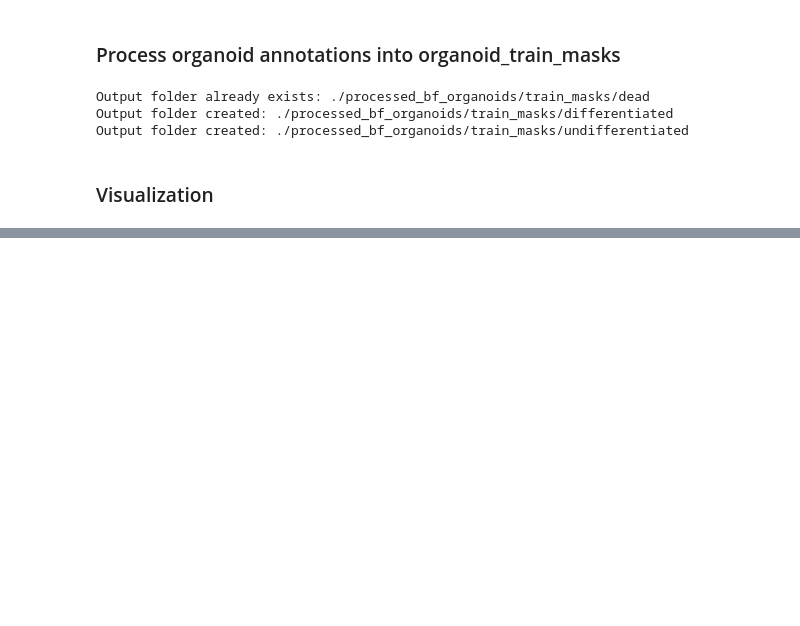
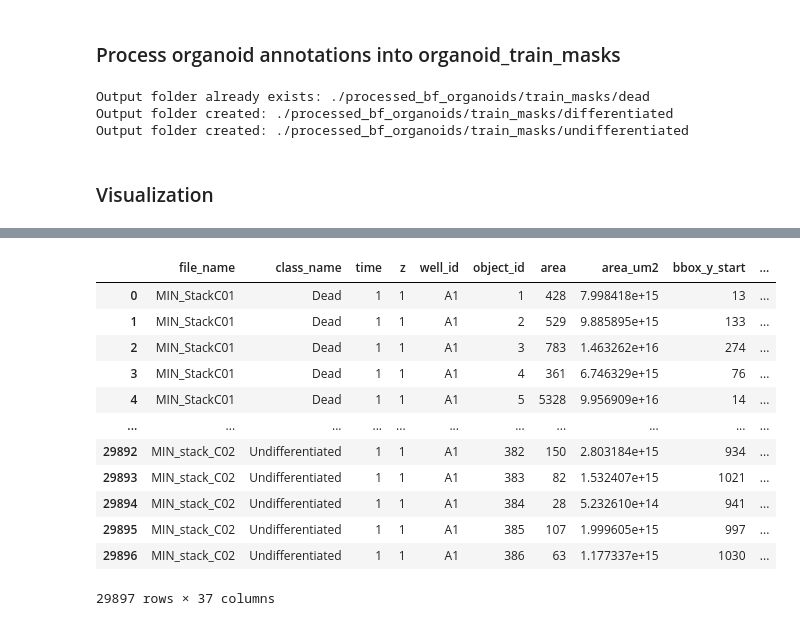
Before and after one commit to adiezsanchez/bf_intorg_YOLOv8_dev, a Jupyter notebook: czi_to_tiff_and_restructure.ipynb, the cells around one changed output, grey strips where cells are left out. Saved outputs shown, nothing was run; the diff lists cells and outputs as text; code cells hidden in the pictures; blank space fills up the shorter version.

```diff
--- a/czi_to_tiff_and_restructure.ipynb
+++ b/czi_to_tiff_and_restructure.ipynb
@@ -169,3 +176,19 @@ viewer.add_labels(undiff_mask, name=f"Spheroid {file}")
 # %%
 # Read measurements_default.csv containing each object_id's class_name
 df = pd.read_csv("./apeer_annotations/measurements_default.csv")
+# %%
+df
+# %% [output]
+|  | file_name | class_name | time | z | well_id | object_id | area | area_um2 | bbox_y_start | ... |
+| 0 | MIN_StackC01 | Dead | 1 | 1 | A1 | 1 | 428 | 7.998418e+15 | 13 | ... |
+| 1 | MIN_StackC01 | Dead | 1 | 1 | A1 | 2 | 529 | 9.885895e+15 | 133 | ... |
+| 2 | MIN_StackC01 | Dead | 1 | 1 | A1 | 3 | 783 | 1.463262e+16 | 274 | ... |
+| 3 | MIN_StackC01 | Dead | 1 | 1 | A1 | 4 | 361 | 6.746329e+15 | 76 | ... |
+| 4 | MIN_StackC01 | Dead | 1 | 1 | A1 | 5 | 5328 | 9.956909e+16 | 14 | ... |
+| ... | ... | ... | ... | ... | ... | ... | ... | ... | ... | ... |
+| 29892 | MIN_stack_C02 | Undifferentiated | 1 | 1 | A1 | 382 | 150 | 2.803184e+15 | 934 | ... |
+| 29893 | MIN_stack_C02 | Undifferentiated | 1 | 1 | A1 | 383 | 82 | 1.532407e+15 | 1021 | ... |
+| 29894 | MIN_stack_C02 | Undifferentiated | 1 | 1 | A1 | 384 | 28 | 5.232610e+14 | 941 | ... |
+| 29895 | MIN_stack_C02 | Undifferentiated | 1 | 1 | A1 | 385 | 107 | 1.999605e+15 | 997 | ... |
+| 29896 | MIN_stack_C02 | Undifferentiated | 1 | 1 | A1 | 386 | 63 | 1.177337e+15 | 1030 | ... |
+29897 rows × 37 columns
```
Also changed, not shown: parts of 4 cells of this notebook.
